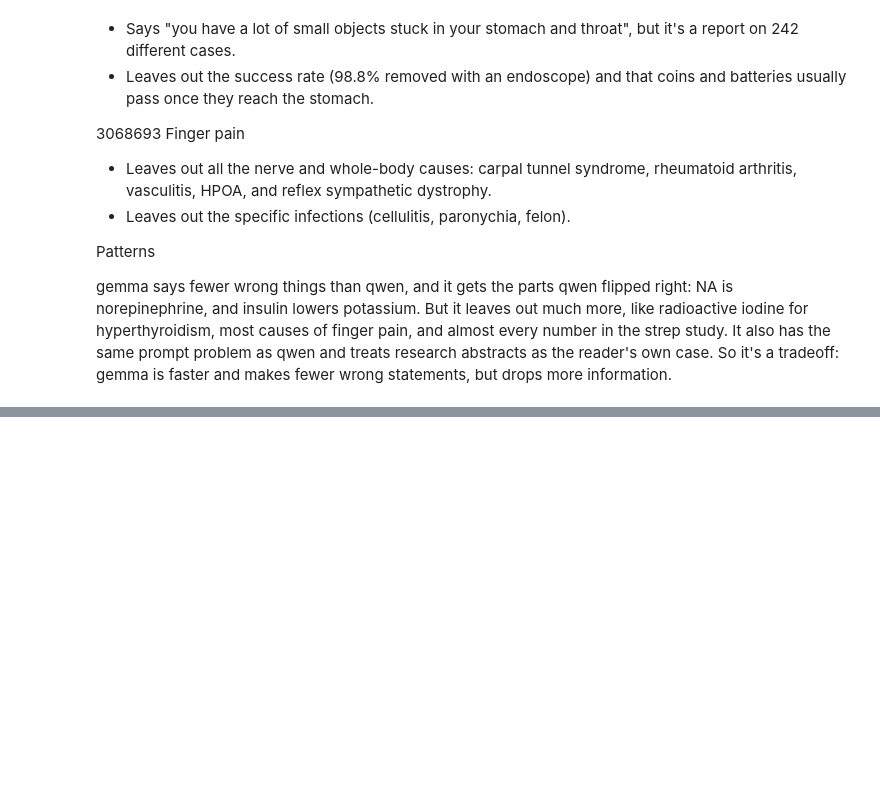
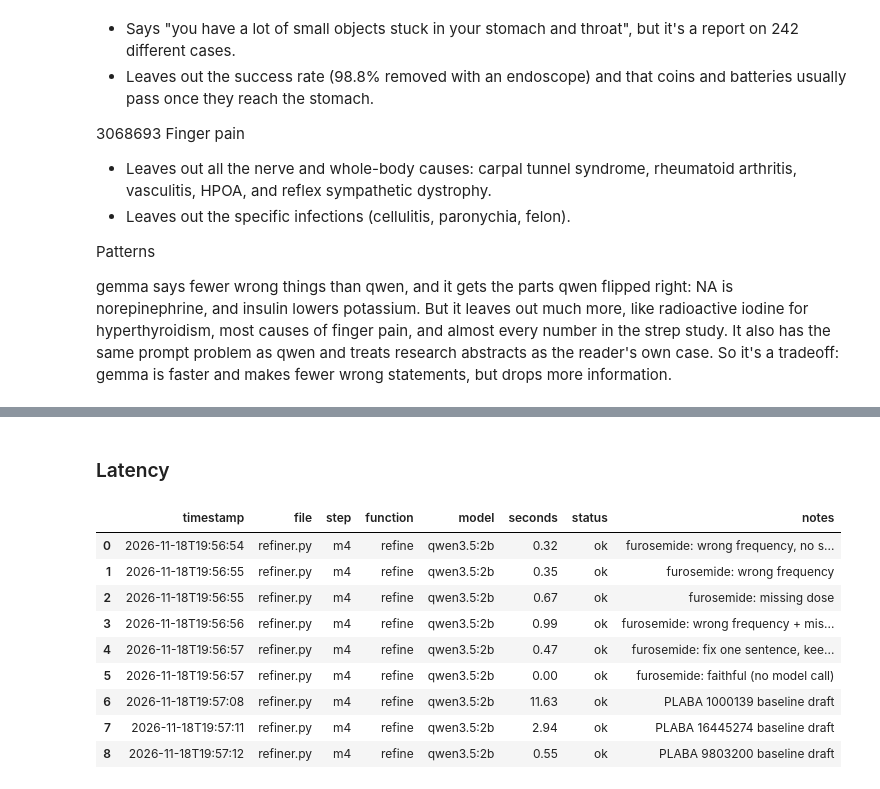
Before and after one commit to acmucsd-projects/fa26-ai-team-3, a Jupyter notebook: notebooks/04a_single_llm_baseline.ipynb, the cells around one changed output, grey strips where cells are left out. Cells and saved outputs as stored; diff of their text form; code cells hidden in the pictures; blank space fills up the shorter version.

Commit message:
Refiner: gemma to qwen fixes, source fact filter, timing log, baseline error table

```diff
--- a/notebooks/04a_single_llm_baseline.ipynb
+++ b/notebooks/04a_single_llm_baseline.ipynb
@@ -1178,0 +758,17 @@ gemma says fewer wrong things than qwen, and it gets the parts qwen flipped righ
+# %% [markdown]
+### Latency
+# %%
+# Every timed() call so far, from results/latency_log.csv.
+latency = pd.read_csv("../results/latency_log.csv")
+latency
+# %% [output]
+|  | timestamp | file | step | function | model | seconds | status | notes |
+| 0 | 2026-11-18T19:56:54 | refiner.py | m4 | refine | qwen3.5:2b | 0.32 | ok | furosemide: wrong frequency, no s... |
+| 1 | 2026-11-18T19:56:55 | refiner.py | m4 | refine | qwen3.5:2b | 0.35 | ok | furosemide: wrong frequency |
+| 2 | 2026-11-18T19:56:55 | refiner.py | m4 | refine | qwen3.5:2b | 0.67 | ok | furosemide: missing dose |
+| 3 | 2026-11-18T19:56:56 | refiner.py | m4 | refine | qwen3.5:2b | 0.99 | ok | furosemide: wrong frequency + mis... |
+| 4 | 2026-11-18T19:56:57 | refiner.py | m4 | refine | qwen3.5:2b | 0.47 | ok | furosemide: fix one sentence, kee... |
+| 5 | 2026-11-18T19:56:57 | refiner.py | m4 | refine | qwen3.5:2b | 0.00 | ok | furosemide: faithful (no model call) |
+| 6 | 2026-11-18T19:57:08 | refiner.py | m4 | refine | qwen3.5:2b | 11.63 | ok | PLABA 1000139 baseline draft |
+| 7 | 2026-11-18T19:57:11 | refiner.py | m4 | refine | qwen3.5:2b | 2.94 | ok | PLABA 16445274 baseline draft |
+| 8 | 2026-11-18T19:57:12 | refiner.py | m4 | refine | qwen3.5:2b | 0.55 | ok | PLABA 9803200 baseline draft |
```
Also changed, not shown: parts of 19 cells of this notebook, 8 other files.
